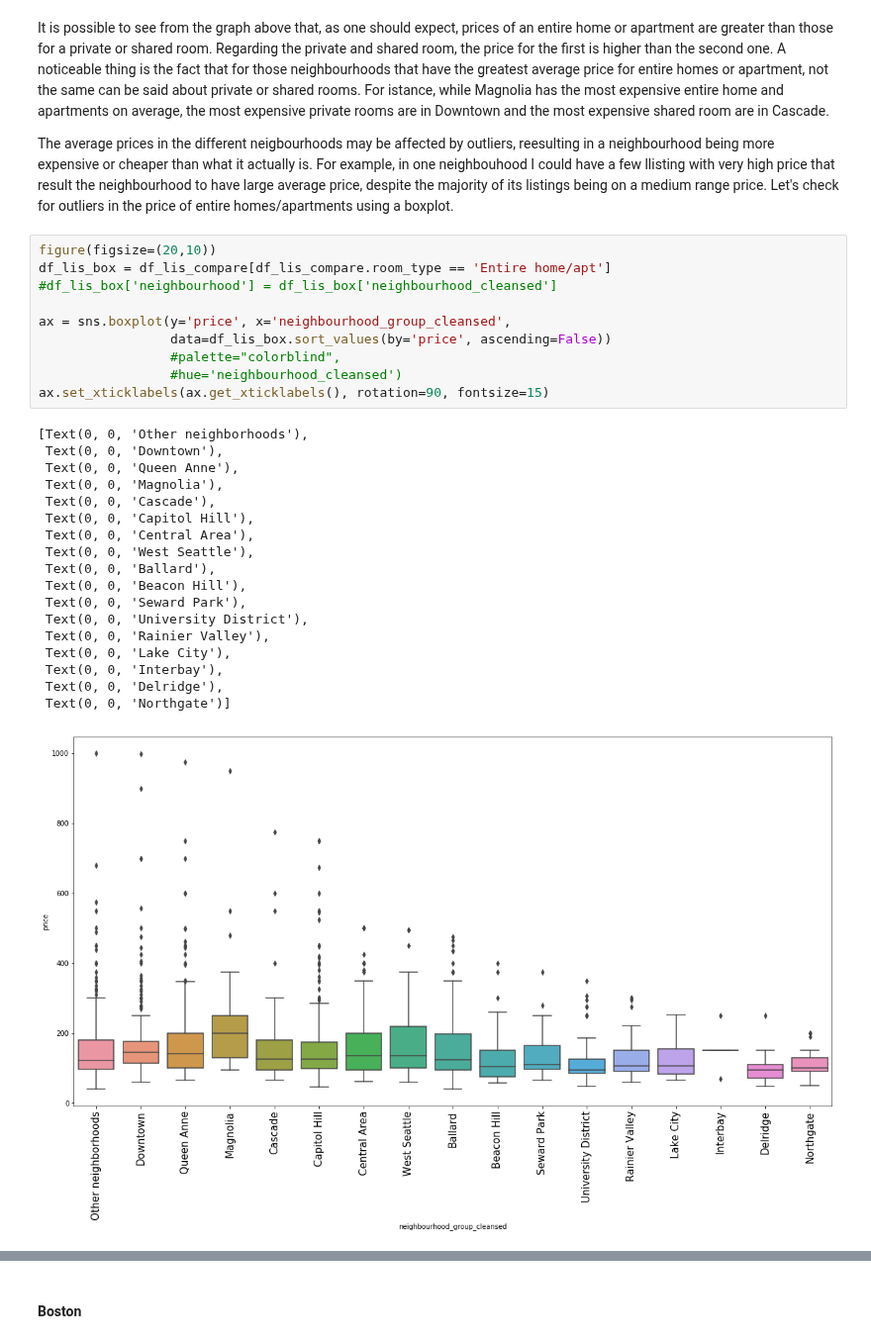
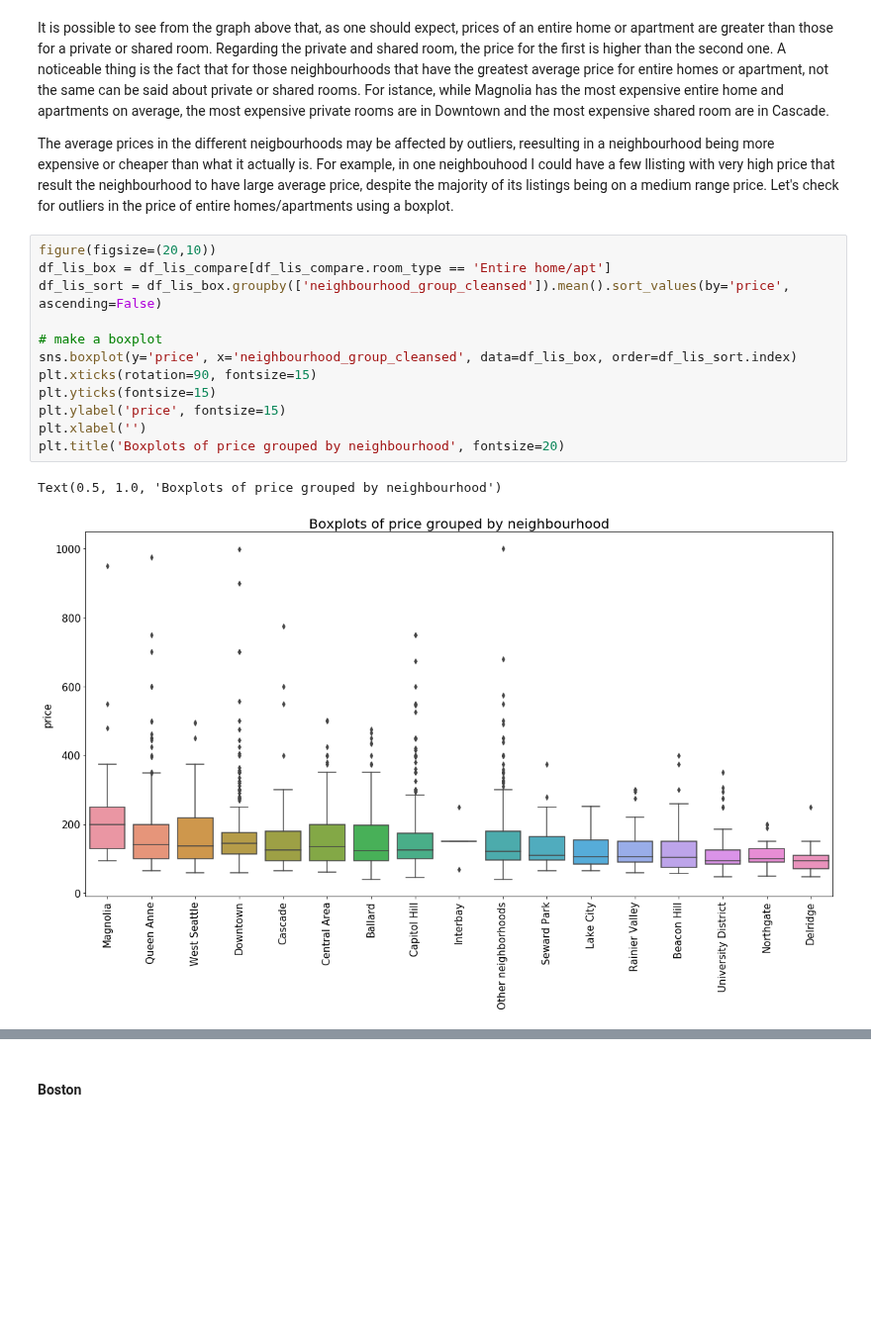
Before and after one commit to Duratorre/AirBnB-Data-Analysis, a Jupyter notebook: Analysis.ipynb, the cells around one changed output, grey strips where cells are left out. Shown at 99% size. Saved outputs shown, nothing was run; the diff lists cells and outputs as text; blank space fills up the shorter version.

```diff
--- a/Analysis.ipynb
+++ b/Analysis.ipynb
@@ -406,29 +406,15 @@ The average prices in the different neigbourhoods may be affected by outliers, r
 # %%
 figure(figsize=(20,10))
 df_lis_box = df_lis_compare[df_lis_compare.room_type == 'Entire home/apt']
-#df_lis_box['neighbourhood'] = df_lis_box['neighbourhood_cleansed']
+df_lis_sort = df_lis_box.groupby(['neighbourhood_group_cleansed']).mean().sort_values(by='price', ascending=False)
 
-ax = sns.boxplot(y='price', x='neighbourhood_group_cleansed',
-                 data=df_lis_box.sort_values(by='price', ascending=False))
-                 #palette="colorblind",
-                 #hue='neighbourhood_cleansed')
-ax.set_xticklabels(ax.get_xticklabels(), rotation=90, fontsize=15)
+# make a boxplot
+sns.boxplot(y='price', x='neighbourhood_group_cleansed', data=df_lis_box, order=df_lis_sort.index)
+plt.xticks(rotation=90, fontsize=15)
+plt.yticks(fontsize=15)
+plt.ylabel('price', fontsize=15)
+plt.xlabel('')
+plt.title('Boxplots of price grouped by neighbourhood', fontsize=20)
 # %% [output]
-[Text(0, 0, 'Other neighborhoods'),
- Text(0, 0, 'Downtown'),
- Text(0, 0, 'Queen Anne'),
- Text(0, 0, 'Magnolia'),
- Text(0, 0, 'Cascade'),
- Text(0, 0, 'Capitol Hill'),
- Text(0, 0, 'Central Area'),
- Text(0, 0, 'West Seattle'),
- Text(0, 0, 'Ballard'),
- Text(0, 0, 'Beacon Hill'),
- Text(0, 0, 'Seward Park'),
- Text(0, 0, 'University District'),
- Text(0, 0, 'Rainier Valley'),
- Text(0, 0, 'Lake City'),
- Text(0, 0, 'Interbay'),
- Text(0, 0, 'Delridge'),
- Text(0, 0, 'Northgate')]
+Text(0.5, 1.0, 'Boxplots of price grouped by neighbourhood')
-[figure, old version]
+[figure, new version]
```
Also changed, not shown: parts of 9 cells of this notebook.
